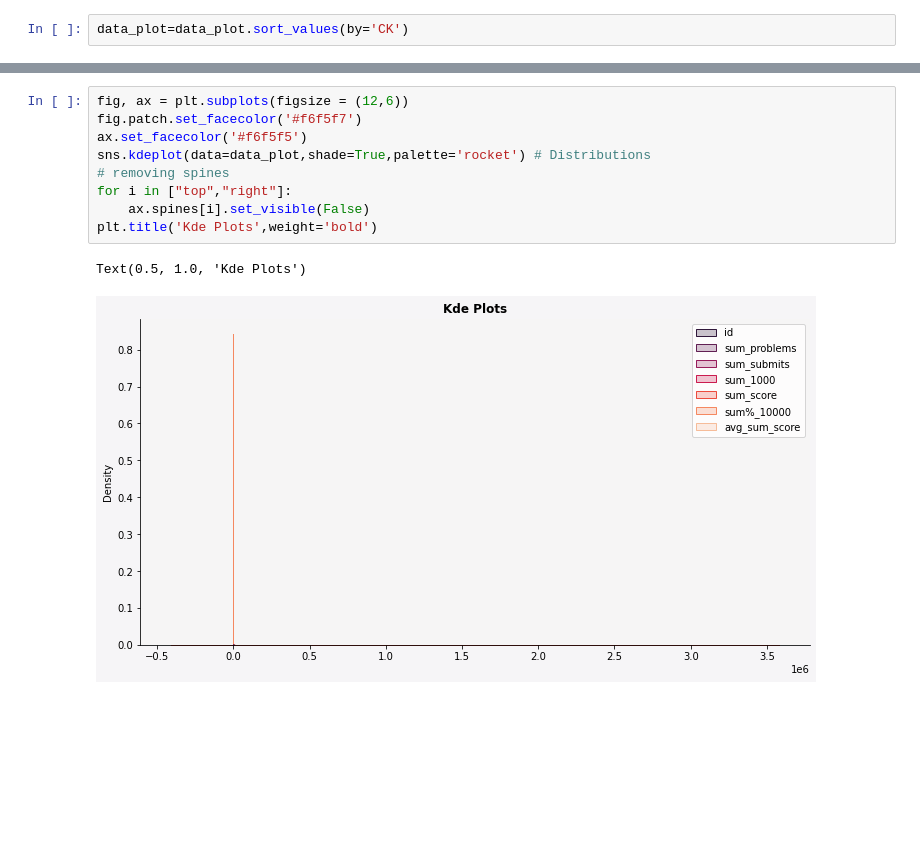
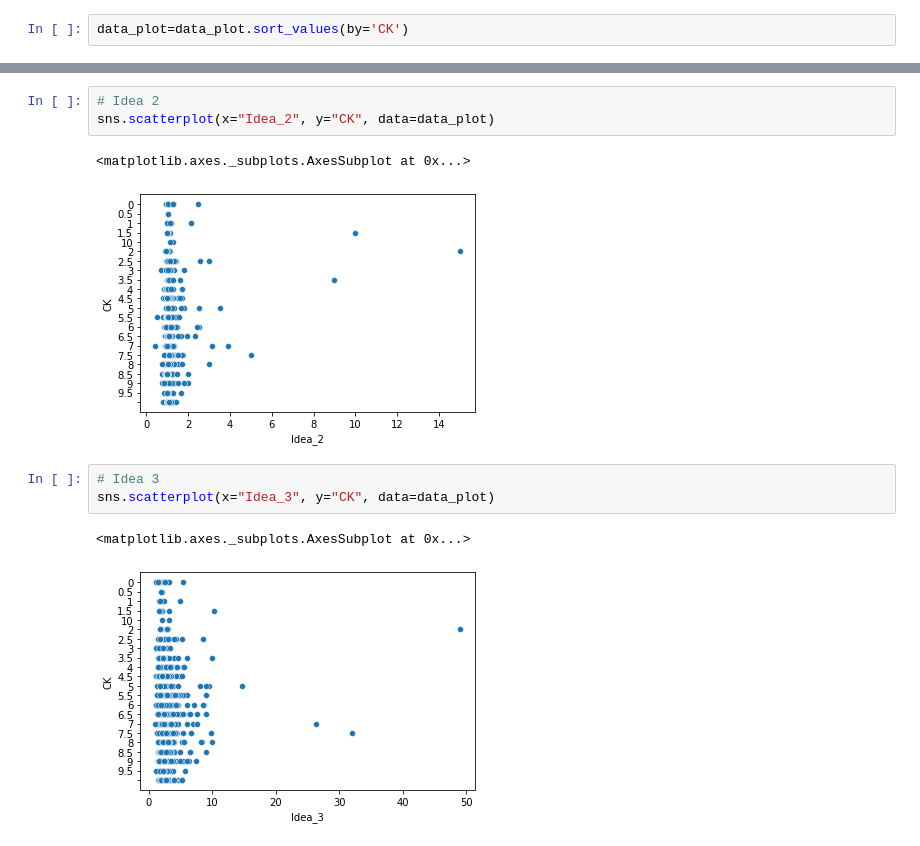
Before and after one commit to PhanTung-06/CS114.L21, a Jupyter notebook: ProcessDataWecode/Dead24_05.ipynb, the cells around one changed output, grey strips where cells are left out. Cells and saved outputs as stored; diff of their text form; blank space fills up the shorter version.

```diff
--- a/ProcessDataWecode/Dead24_05.ipynb
+++ b/ProcessDataWecode/Dead24_05.ipynb
@@ -142,12 +142,12 @@ sns.scatterplot(x="", y="CK", data=data_plot)
-# %%
-fig, ax = plt.subplots(figsize = (12,6))
-fig.patch.set_facecolor('#f6f5f7')
-ax.set_facecolor('#f6f5f5')
-sns.kdeplot(data=data_plot,shade=True,palette='rocket') # Distributions
-# removing spines
-for i in ["top","right"]:
-    ax.spines[i].set_visible(False)
-plt.title('Kde Plots',weight='bold')
-# %% [output]
-Text(0.5, 1.0, 'Kde Plots')
-[figure, removed]
+# %%
+# Idea 2
+sns.scatterplot(x="Idea_2", y="CK", data=data_plot)
+# %% [output]
+<matplotlib.axes._subplots.AxesSubplot at 0x...>
+[figure, added]
+# %%
+# Idea 3
+sns.scatterplot(x="Idea_3", y="CK", data=data_plot)
+# %% [output]
+<matplotlib.axes._subplots.AxesSubplot at 0x...>
+[figure, added]
```
Also changed, not shown: parts of 4 cells of this notebook.
